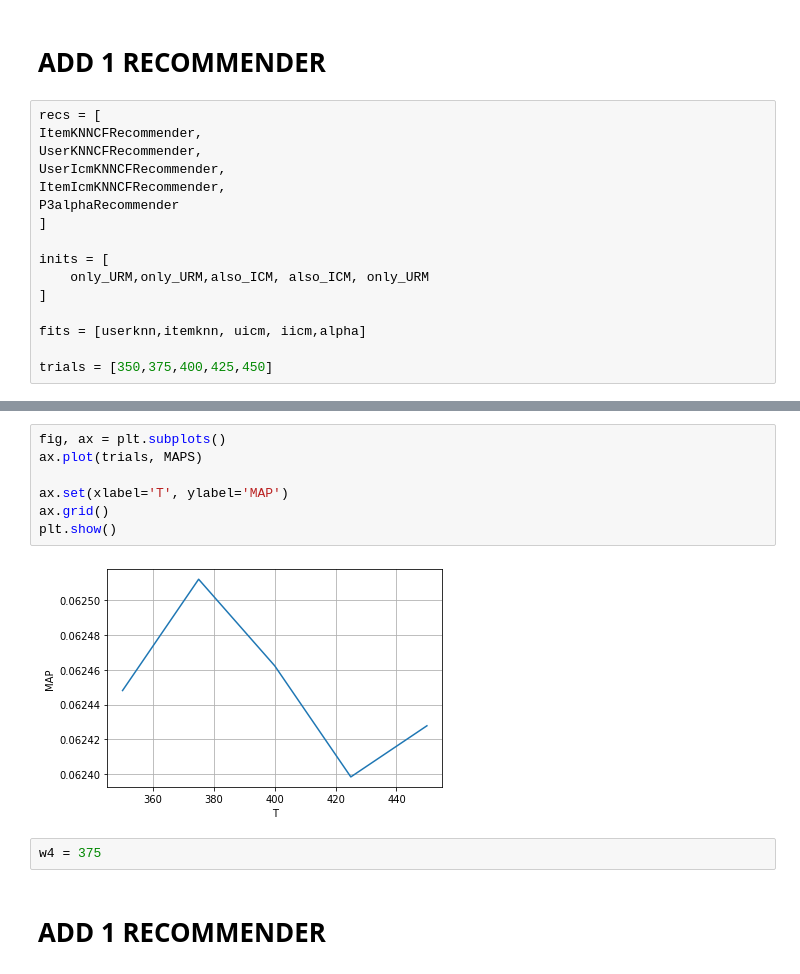
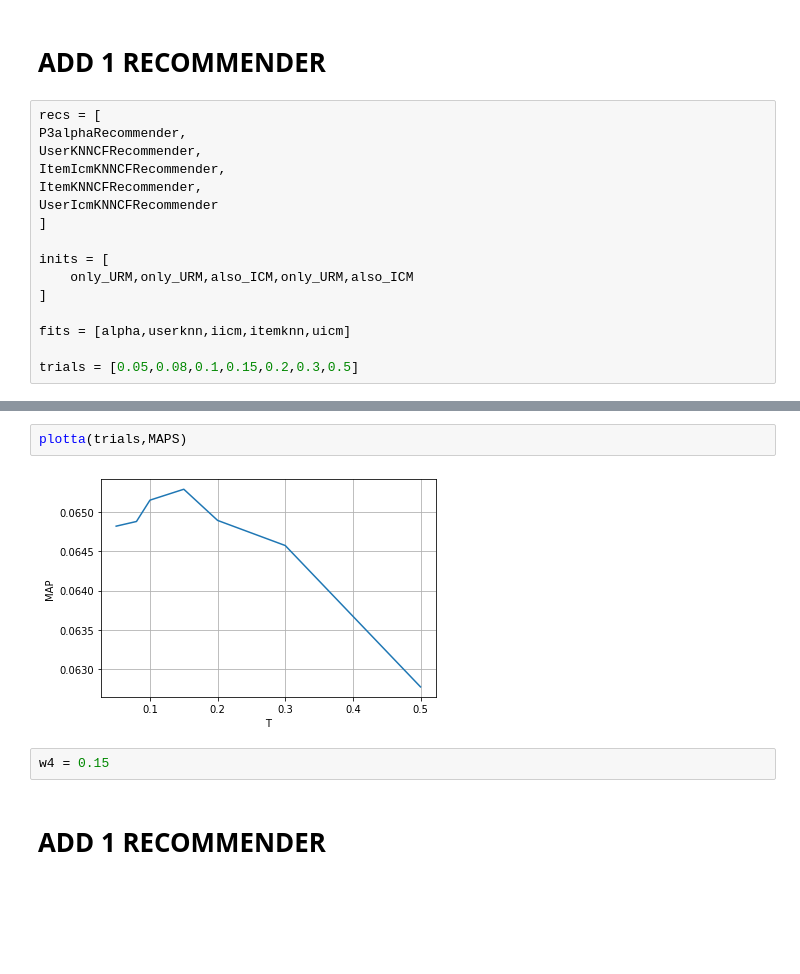
Before and after one commit to 08volt/Recommender_system, a Jupyter notebook: Prove_Enrico/VLT_IBRID_TUNING-Copy1.ipynb, the cells around one changed output, grey strips where cells are left out. Saved outputs shown, nothing was run; the diff lists cells and outputs as text; blank space fills up the shorter version.

```diff
--- a/Prove_Enrico/VLT_IBRID_TUNING-Copy1.ipynb
+++ b/Prove_Enrico/VLT_IBRID_TUNING-Copy1.ipynb
@@ -297,20 +295,20 @@ w3 = 205
 # ADD 1 RECOMMENDER
 # %%
 recs = [
+P3alphaRecommender,
+UserKNNCFRecommender,
+ItemIcmKNNCFRecommender,
 ItemKNNCFRecommender,
-UserKNNCFRecommender,
-UserIcmKNNCFRecommender,
-ItemIcmKNNCFRecommender,
-P3alphaRecommender
+UserIcmKNNCFRecommender
 ]
 
 inits = [
-    only_URM,only_URM,also_ICM, also_ICM, only_URM
+    only_URM,only_URM,also_ICM,only_URM,also_ICM
 ]
 
-fits = [userknn,itemknn, uicm, iicm,alpha]
+fits = [alpha,userknn,iicm,itemknn,uicm]
 
-trials = [350,375,400,425,450]
+trials = [0.05,0.08,0.1,0.15,0.2,0.3,0.5]
 # %%
 best_t = -1
 MAPS = []
@@ -353,14 +351,9 @@ BEST T:375 -> BEST MAP:0.06251188750095975
-# %%
-fig, ax = plt.subplots()
-ax.plot(trials, MAPS)
-
-ax.set(xlabel='T', ylabel='MAP')
-ax.grid()
-plt.show()
-# %% [output]
-[figure, removed]
-# %%
-w4 = 375
+# %%
+plotta(trials,MAPS)
+# %% [output]
+[figure, added]
+# %%
+w4 = 0.15
 # %% [markdown]
 # ADD 1 RECOMMENDER
 # %%
```
Also changed, not shown: parts of 21 cells of this notebook.
